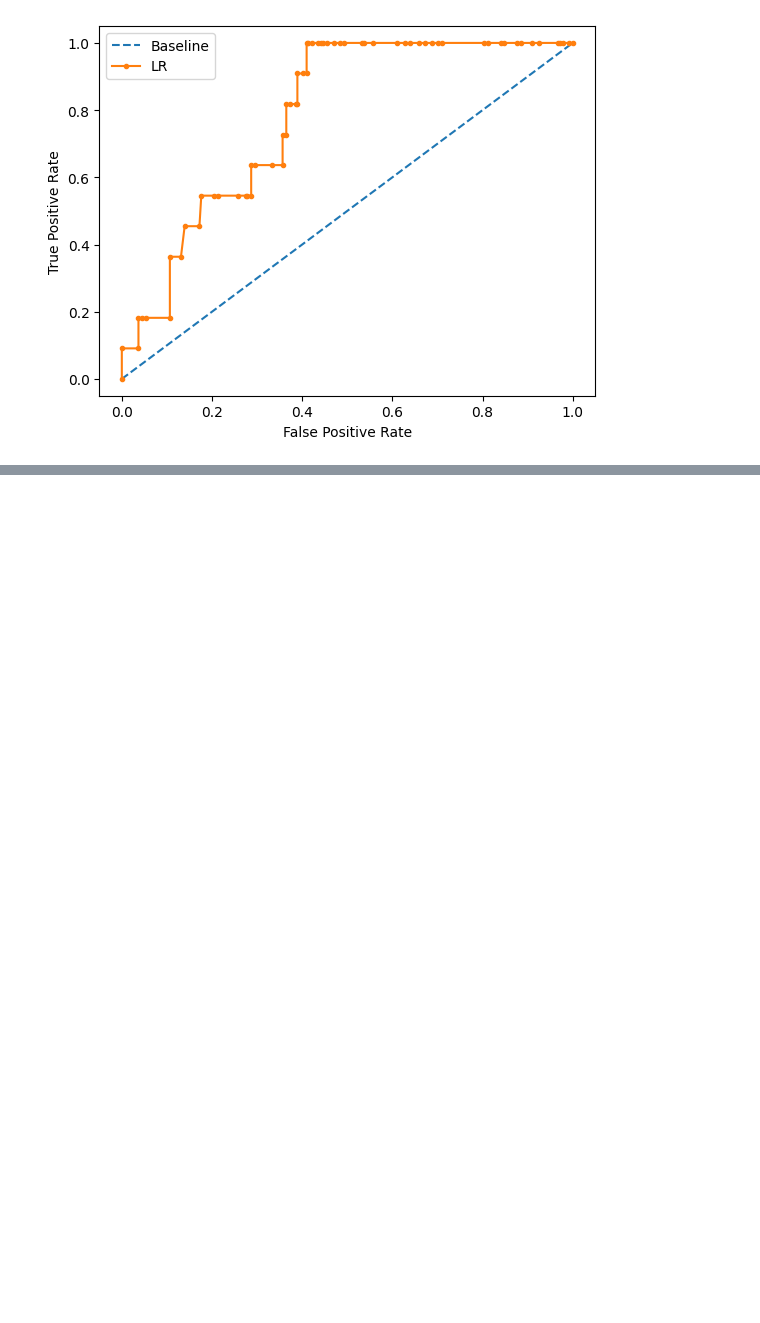
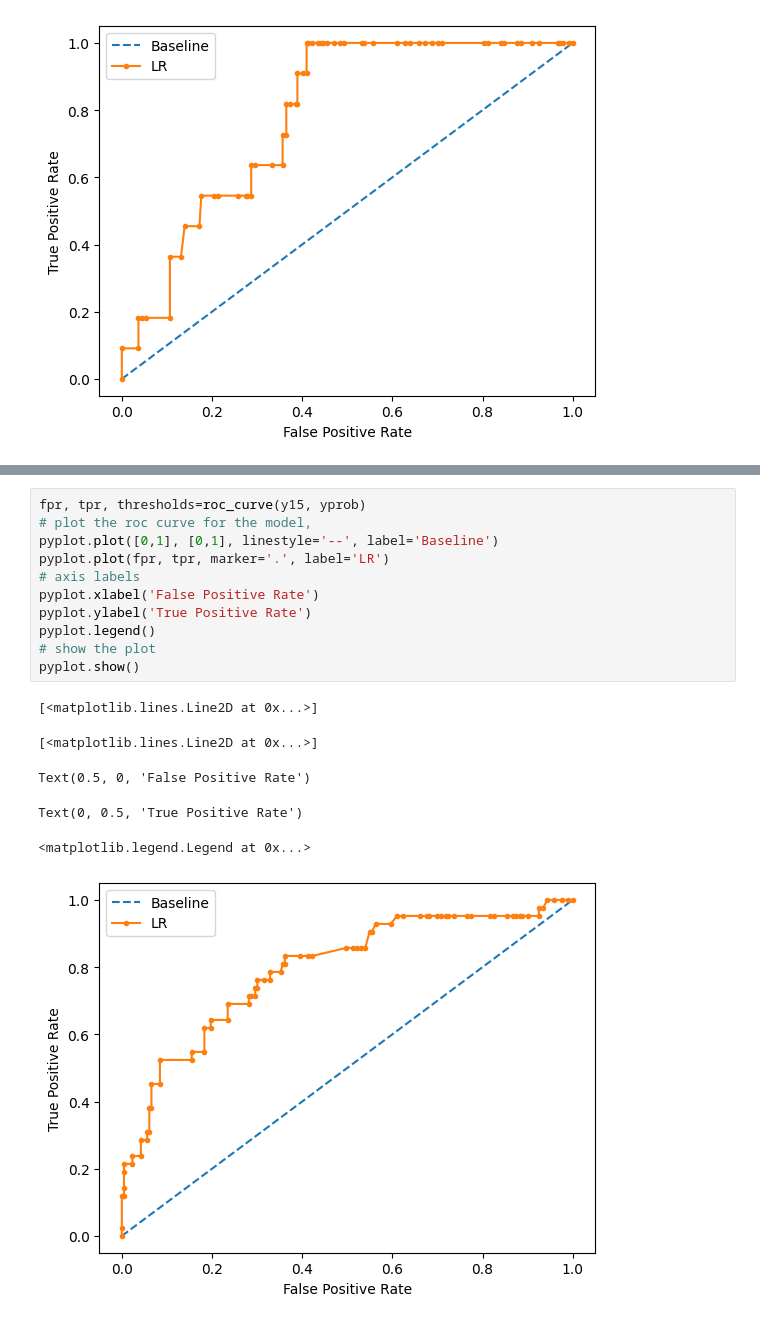
Before and after one commit to kk262626/predicting_suicidality, a Jupyter notebook: LR_Threshs.ipynb, the cells around one changed output, grey strips where cells are left out. Cells and saved outputs as stored; diff of their text form; blank space fills up the shorter version.

```diff
--- a/LR_Threshs.ipynb
+++ b/LR_Threshs.ipynb
@@ -429,0 +512,18 @@ Text(0, 0.5, 'True Positive Rate')
+# %%
+fpr, tpr, thresholds=roc_curve(y15, yprob)
+# plot the roc curve for the model,
+pyplot.plot([0,1], [0,1], linestyle='--', label='Baseline')
+pyplot.plot(fpr, tpr, marker='.', label='LR')
+# axis labels
+pyplot.xlabel('False Positive Rate')
+pyplot.ylabel('True Positive Rate')
+pyplot.legend()
+# show the plot
+pyplot.show()
+# %% [output]
+[<matplotlib.lines.Line2D at 0x...>]
+[<matplotlib.lines.Line2D at 0x...>]
+Text(0.5, 0, 'False Positive Rate')
+Text(0, 0.5, 'True Positive Rate')
+<matplotlib.legend.Legend at 0x...>
+[figure, added]
```
Also changed, not shown: parts of 16 cells of this notebook.
